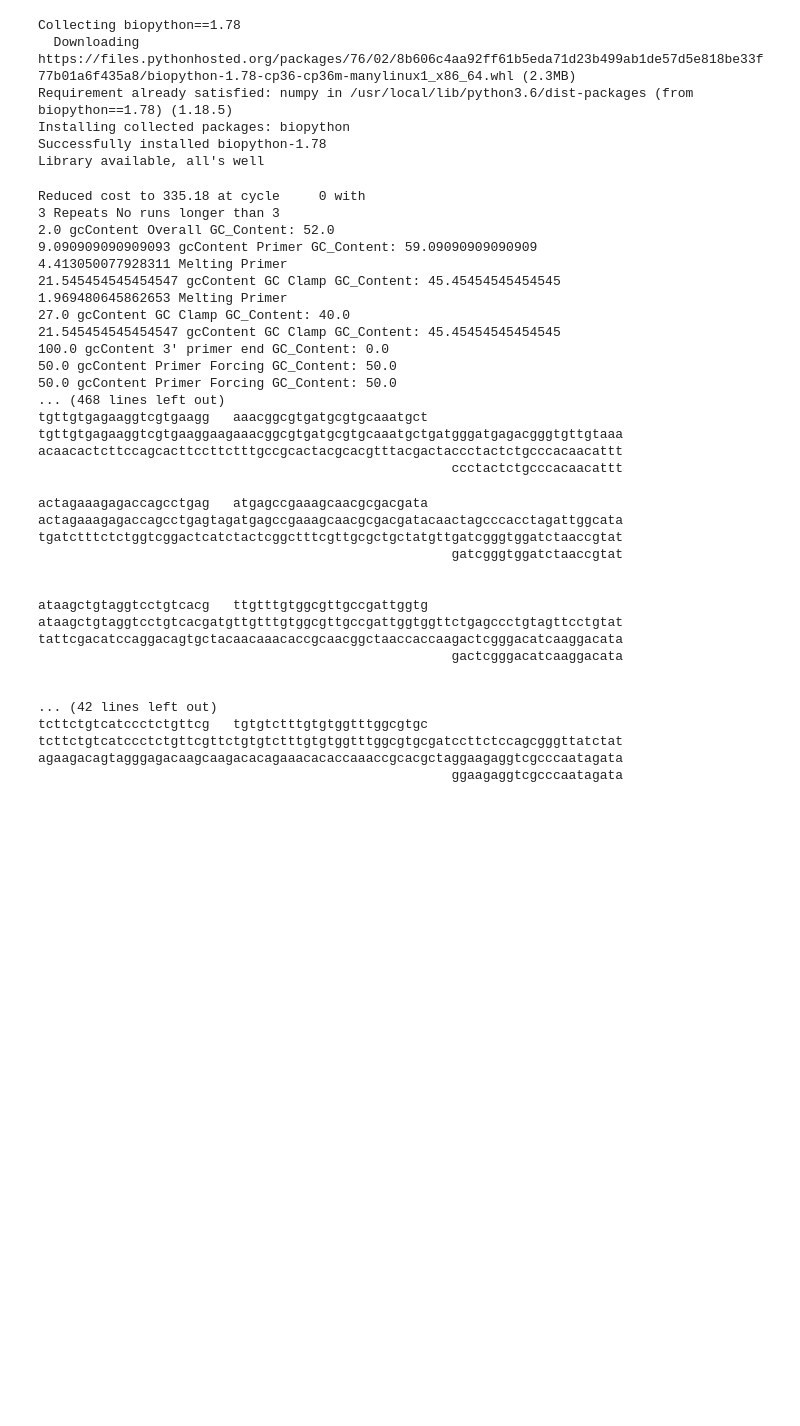
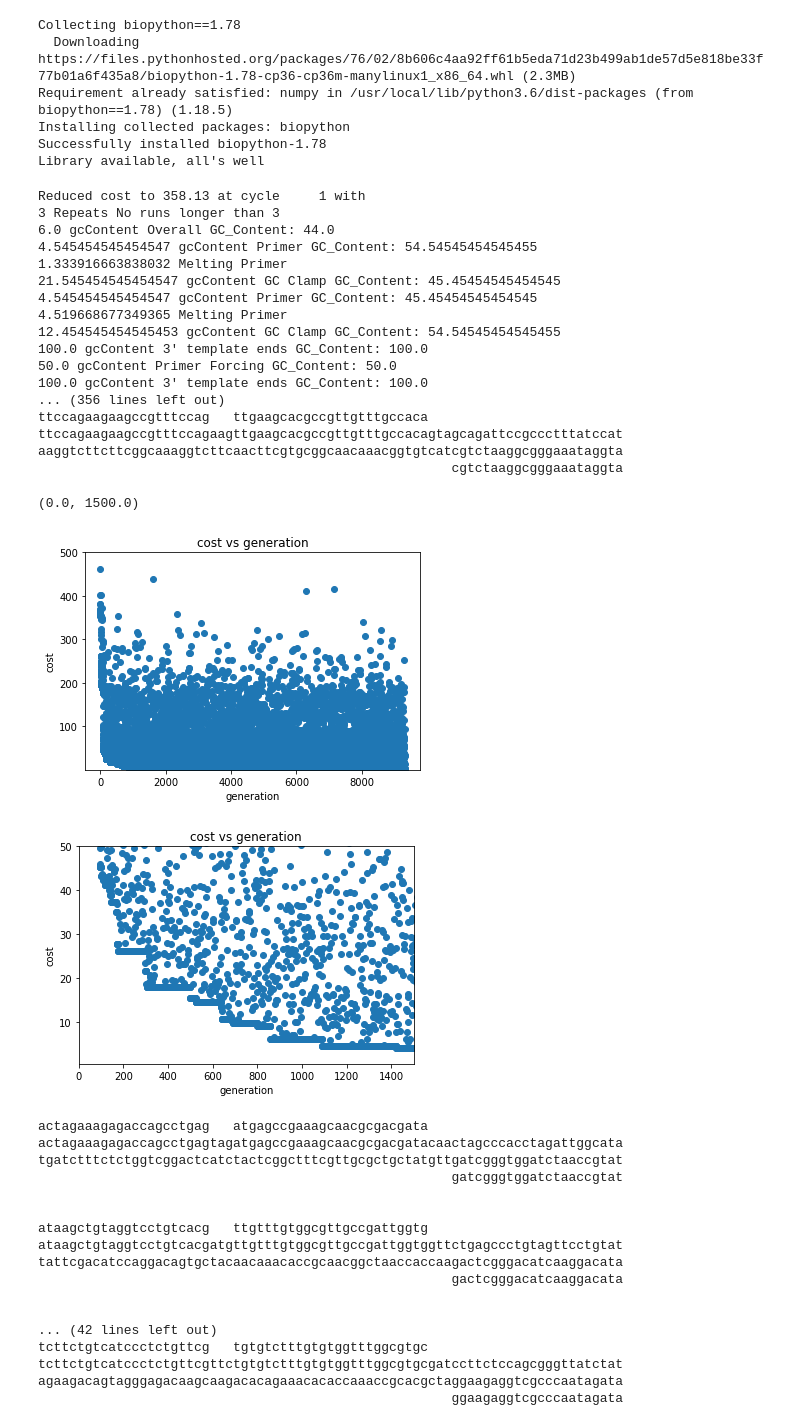
Before and after one commit to retospect/PCR-Template-Generator, a Jupyter notebook: PCR_Template_Generator.ipynb, the cells around one changed output. Saved outputs shown, nothing was run; the diff lists cells and outputs as text; code cells hidden in the pictures; blank space fills up the shorter version.

```diff
--- a/PCR_Template_Generator.ipynb
+++ b/PCR_Template_Generator.ipynb
@@ -302,6 +302,9 @@ class Sequence:
 
     return cost
 
+stat_experiment = []
+stat_score = []
+
 def runExperiment(debug = False):
   bestSequence = Sequence()
   bestCost = bestSequence.cost()
@@ -316,6 +319,10 @@ def runExperiment(debug = False):
     # Change between 1 and 5 random bases at once
     mutantSequence.mutate(how_many=random.randint(1, 8))
     mutantCost = mutantSequence.cost();
+    stat_experiment.append(i)
+    stat_score.append(mutantCost)
+    stat_experiment.append(i)
+    stat_score.append(bestCost)
     if mutantCost < bestCost:
       bestSequence.setSequence(mutantSequence.fwd())
       bestCost = mutantCost
@@ -328,7 +335,7 @@ def runExperiment(debug = False):
     # This should take no more than many mutations.
     # If it takes longer, something is likely wrong, maybe we ask for
     # a mutually exclusive set of requirements
-    if i > 1e5:
+    if i > 1e4:
       if debug:
         print("\n\nFAILURE TO DISCOVER\n\n")
       return 0;
@@ -339,23 +346,41 @@ exp = runExperiment(debug=True)
 if exp != 0:
   print(exp.display())
 # %% [output]
-Reduced cost to 335.18 at cycle     0 with
+Reduced cost to 358.13 at cycle     1 with
 3 Repeats No runs longer than 3
-2.0 gcContent Overall GC_Content: 52.0
-9.090909090909093 gcContent Primer GC_Content: 59.09090909090909
-4.413050077928311 Melting Primer
+6.0 gcContent Overall GC_Content: 44.0
+4.545454545454547 gcContent Primer GC_Content: 54.54545454545455
+1.333916663838032 Melting Primer
 21.545454545454547 gcContent GC Clamp GC_Content: 45.45454545454545
-1.969480645862653 Melting Primer
-27.0 gcContent GC Clamp GC_Content: 40.0
-21.545454545454547 gcContent GC Clamp GC_Content: 45.45454545454545
-100.0 gcContent 3' primer end GC_Content: 0.0
+4.545454545454547 gcContent Primer GC_Content: 45.45454545454545
+4.519668677349365 Melting Primer
+12.454545454545453 gcContent GC Clamp GC_Content: 54.54545454545455
+100.0 gcContent 3' template ends GC_Content: 100.0
 50.0 gcContent Primer Forcing GC_Content: 50.0
-50.0 gcContent Primer Forcing GC_Content: 50.0
-... (468 lines left out)
-tgttgtgagaaggtcgtgaagg   aaacggcgtgatgcgtgcaaatgct
-tgttgtgagaaggtcgtgaaggaagaaacggcgtgatgcgtgcaaatgctgatgggatgagacgggtgttgtaaa
-acaacactcttccagcacttccttctttgccgcactacgcacgtttacgactaccctactctgcccacaacattt
-                                                     ccctactctgcccacaacattt
+100.0 gcContent 3' template ends GC_Content: 100.0
+... (356 lines left out)
+ttccagaagaagccgtttccag   ttgaagcacgccgttgtttgccaca
+ttccagaagaagccgtttccagaagttgaagcacgccgttgtttgccacagtagcagattccgccctttatccat
+aaggtcttcttcggcaaaggtcttcaacttcgtgcggcaacaaacggtgtcatcgtctaaggcgggaaataggta
+                                                     cgtctaaggcgggaaataggta
+# %%
+import matplotlib.pyplot as plt
+plt.scatter(stat_experiment, stat_score)
+plt.title("cost vs generation")
+plt.xlabel("generation")
+plt.ylabel("cost");
+plt.ylim([0.5, 500])
+plt.figure()
+plt.scatter(stat_experiment, stat_score)
+plt.title("cost vs generation")
+plt.xlabel("generation")
+plt.ylabel("cost");
+plt.ylim([0.5, 50])
+plt.xlim([0, 1500])
+# %% [output]
+(0.0, 1500.0)
+[figure, added]
+[figure, added]
 # %%
 # This code block generates 10 solutions with the mechanism above
 generated = 0
```
